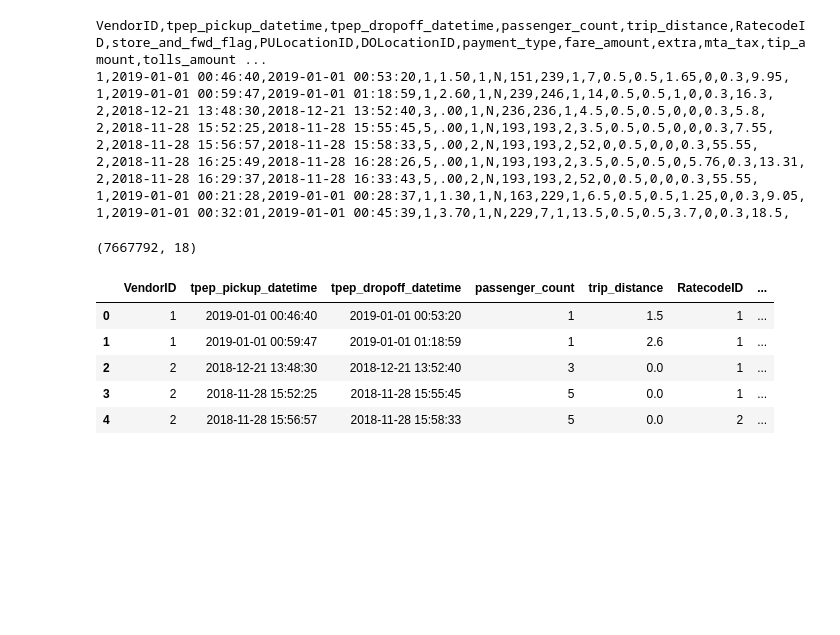
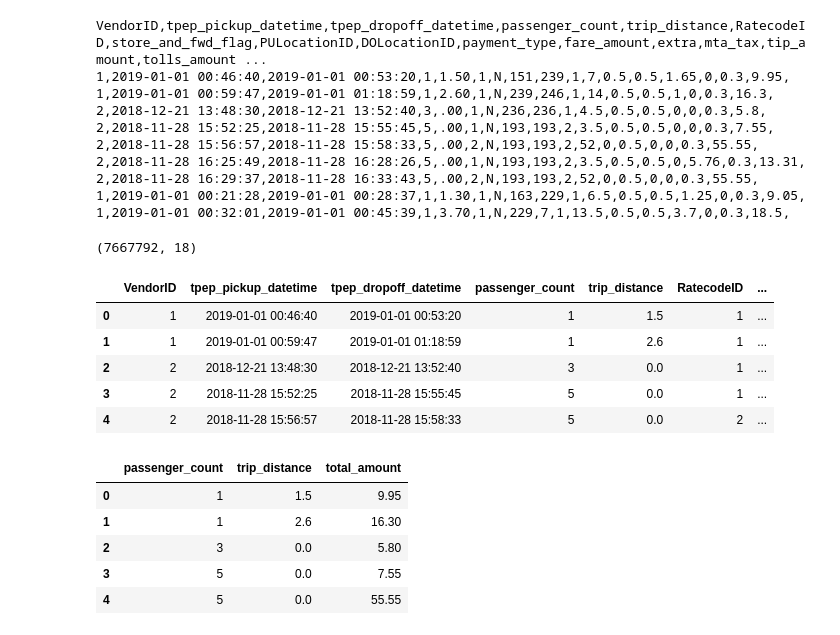
Before and after one commit to reuven/oreilly-2022-07July-analytics, a Jupyter notebook: 2022-08Aug-09.ipynb, the cells around one changed output. Saved outputs shown, nothing was run; the diff lists cells and outputs as text; code cells hidden in the pictures; blank space fills up the shorter version.

```diff
--- a/2022-08Aug-09.ipynb
+++ b/2022-08Aug-09.ipynb
@@ -1882,3 +1882,12 @@ df.head()  # I always use df.head() to check a data frame after loading it
 
 df = pd.read_csv('nyc_taxi_2019-01.csv',
                 usecols=['passenger_count', 'trip_distance', 'total_amount'])
+# %%
+df.head()
+# %% [output]
+|  | passenger_count | trip_distance | total_amount |
+| 0 | 1 | 1.5 | 9.95 |
+| 1 | 1 | 2.6 | 16.30 |
+| 2 | 3 | 0.0 | 5.80 |
+| 3 | 5 | 0.0 | 7.55 |
+| 4 | 5 | 0.0 | 55.55 |
```
Also changed, not shown: parts of 1 cell of this notebook.
